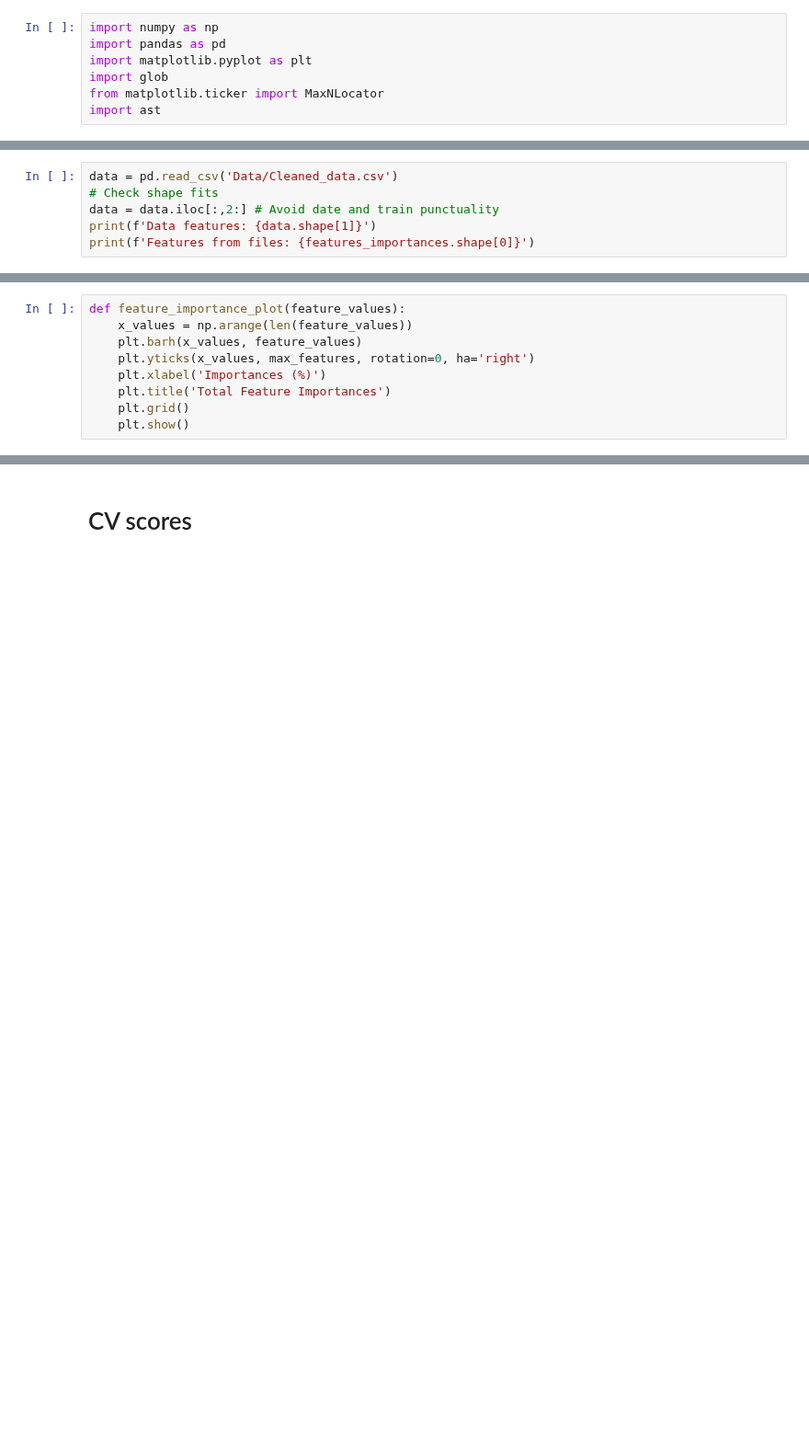
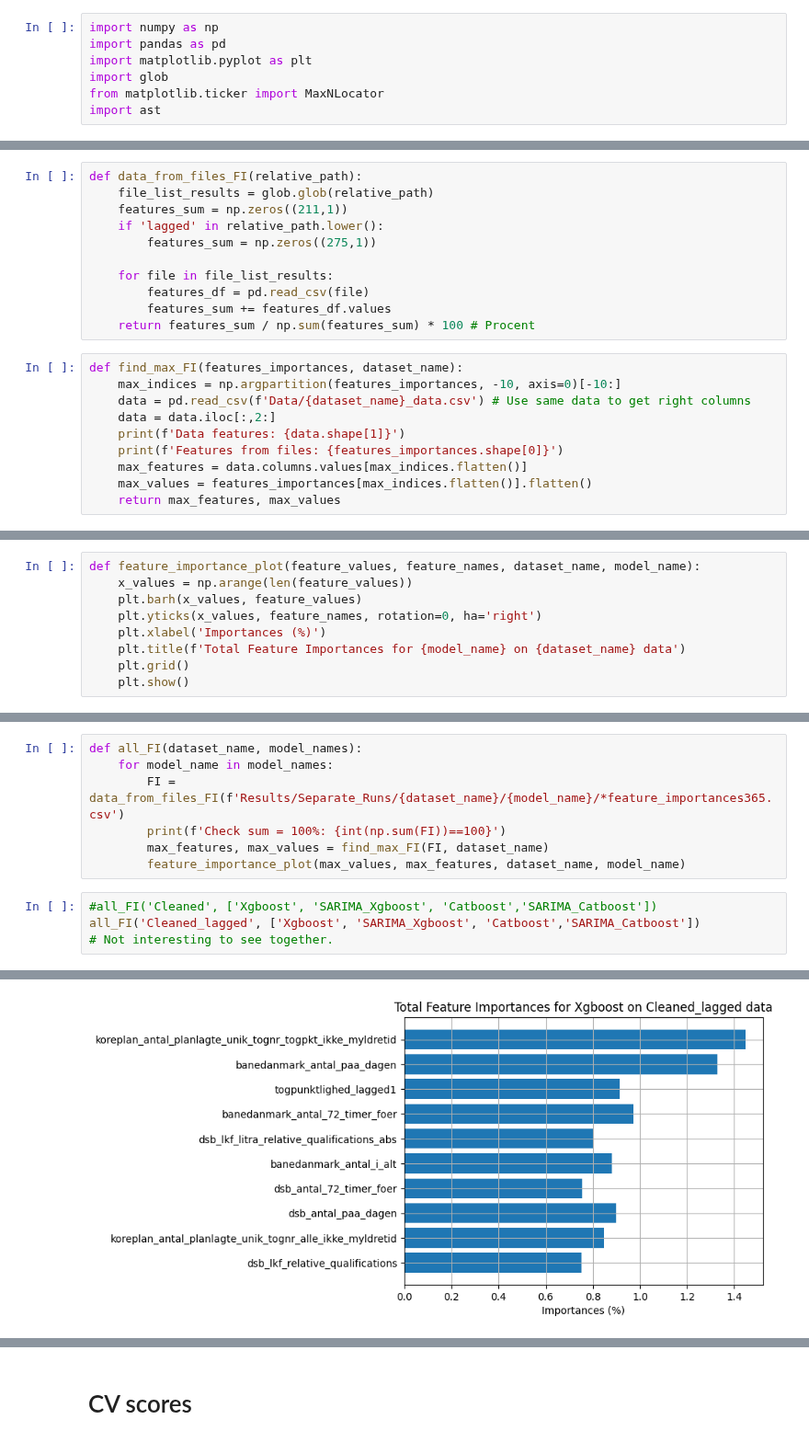
Before and after one commit to clarachristiansen/Bachelor_project, a Jupyter notebook: Visualize_CV_individual.ipynb, the cells around one changed output, grey strips where cells are left out. Shown at 92% size. Cells and saved outputs as stored; diff of their text form; blank space fills up the shorter version.

Commit message:
New extraction and plotting functions matching new data saving system

```diff
--- a/Visualize_CV_individual.ipynb
+++ b/Visualize_CV_individual.ipynb
@@ -44,6 +10,21 @@ array([[ 16],
+# %%
+def data_from_files_FI(relative_path):
+    file_list_results = glob.glob(relative_path)
+    features_sum = np.zeros((211,1))
+    if 'lagged' in relative_path.lower():
+        features_sum = np.zeros((275,1))
+
+    for file in file_list_results:
+        features_df = pd.read_csv(file)
+        features_sum += features_df.values
+    return features_sum / np.sum(features_sum) * 100 # Procent
 # %%
-data = pd.read_csv('Data/Cleaned_data.csv')
-# Check shape fits
-data = data.iloc[:,2:] # Avoid date and train punctuality
-print(f'Data features: {data.shape[1]}')
-print(f'Features from files: {features_importances.shape[0]}')
+def find_max_FI(features_importances, dataset_name):
+    max_indices = np.argpartition(features_importances, -10, axis=0)[-10:]
+    data = pd.read_csv(f'Data/{dataset_name}_data.csv') # Use same data to get right columns
+    data = data.iloc[:,2:]
+    print(f'Data features: {data.shape[1]}')
+    print(f'Features from files: {features_importances.shape[0]}')
+    max_features = data.columns.values[max_indices.flatten()]
+    max_values = features_importances[max_indices.flatten()].flatten()
+    return max_features, max_values
@@ -61,9 +31,9 @@ array([0.01062423, 0.01126505, 0.01539402, 0.01338271, 0.01107291,
 # %%
-def feature_importance_plot(feature_values):
+def feature_importance_plot(feature_values, feature_names, dataset_name, model_name):
     x_values = np.arange(len(feature_values))
     plt.barh(x_values, feature_values)
-    plt.yticks(x_values, max_features, rotation=0, ha='right')
+    plt.yticks(x_values, feature_names, rotation=0, ha='right')
     plt.xlabel('Importances (%)')
-    plt.title('Total Feature Importances')
+    plt.title(f'Total Feature Importances for {model_name} on {dataset_name} data')
     plt.grid()
     plt.show()
@@ -73,0 +40,12 @@ feature_importance_plot(max_values)
+# %%
+def all_FI(dataset_name, model_names):
+    for model_name in model_names:
+        FI = data_from_files_FI(f'Results/Separate_Runs/{dataset_name}/{model_name}/*feature_importances365.csv')
+        print(f'Check sum = 100%: {int(np.sum(FI))==100}')
+        max_features, max_values = find_max_FI(FI, dataset_name)
+        feature_importance_plot(max_values, max_features, dataset_name, model_name)
+# %%
+#all_FI('Cleaned', ['Xgboost', 'SARIMA_Xgboost', 'Catboost','SARIMA_Catboost'])
+all_FI('Cleaned_lagged', ['Xgboost', 'SARIMA_Xgboost', 'Catboost','SARIMA_Catboost'])
+# Not interesting to see together.
+# %% [output]
@@ -73,0 +55 @@ feature_importance_plot(max_values)
+[figure, added]
```
Also changed, not shown: parts of 37 cells of this notebook.
